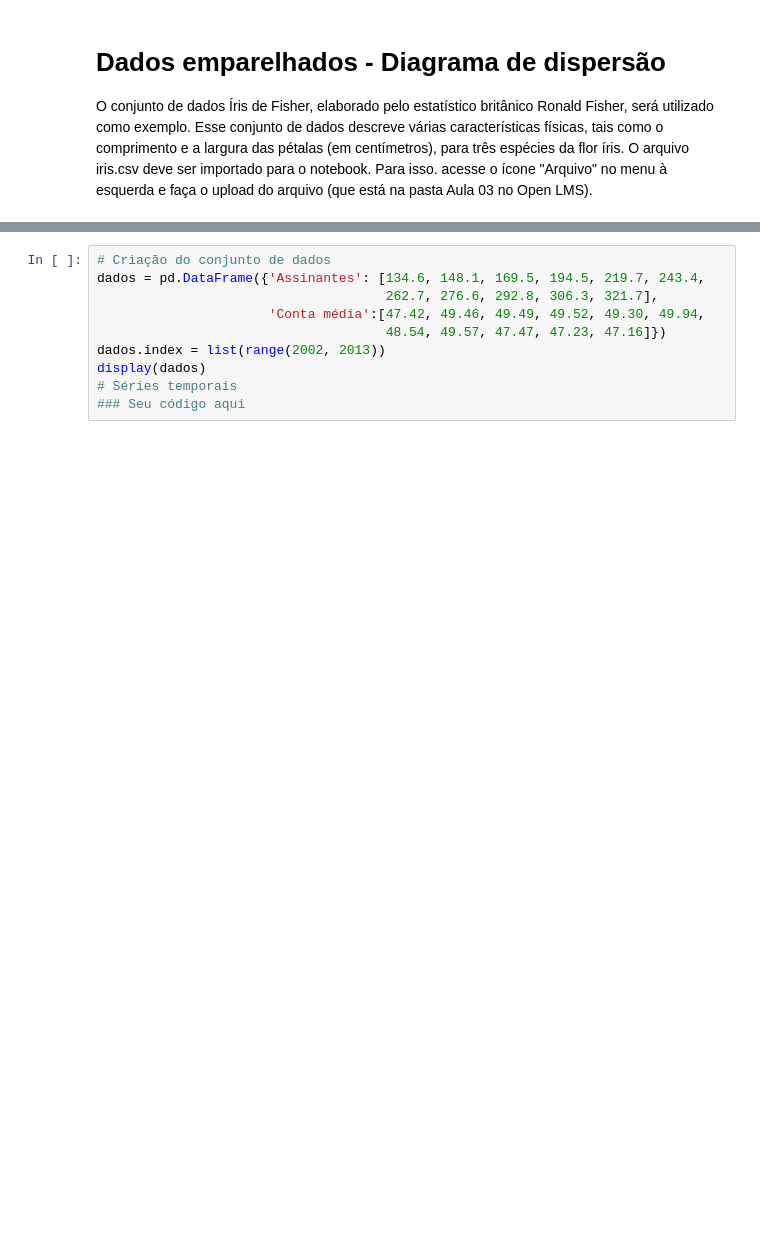
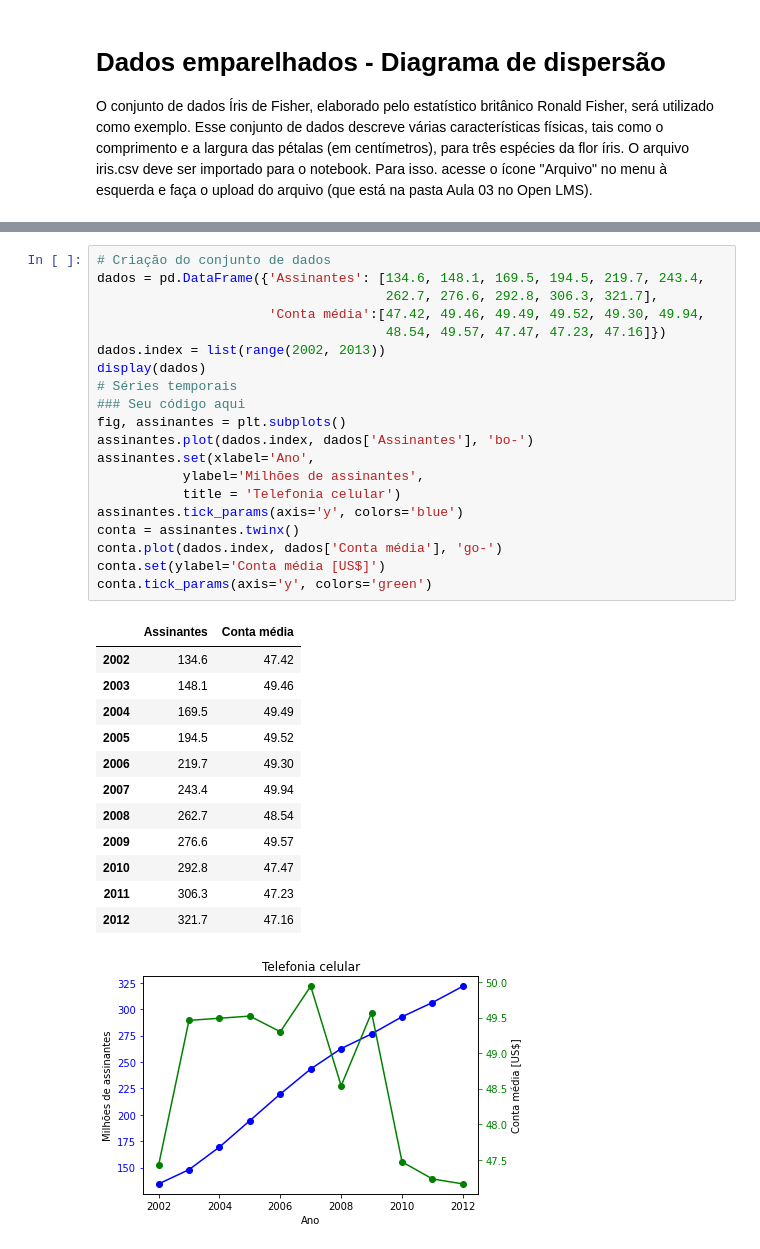
Before and after one commit to Rodrigosiq03/EstatisticaNotebooks, a Jupyter notebook: Aula03.ipynb, the cells around one changed output, grey strips where cells are left out. Drawn from its saved outputs; the diff is of its cells as text; blank space fills up the shorter version.

```diff
--- a/Aula03.ipynb
+++ b/Aula03.ipynb
@@ -215,10 +232,34 @@ Vamos construir representações gráficas das séries temporais do número de a
 # %%
 # Criação do conjunto de dados
 dados = pd.DataFrame({'Assinantes': [134.6, 148.1, 169.5, 194.5, 219.7, 243.4,
                                      262.7, 276.6, 292.8, 306.3, 321.7],
                       'Conta média':[47.42, 49.46, 49.49, 49.52, 49.30, 49.94,
                                      48.54, 49.57, 47.47, 47.23, 47.16]})
 dados.index = list(range(2002, 2013))
 display(dados)
 # Séries temporais
 ### Seu código aqui
+fig, assinantes = plt.subplots()
+assinantes.plot(dados.index, dados['Assinantes'], 'bo-')
+assinantes.set(xlabel='Ano',
+           ylabel='Milhões de assinantes',
+           title = 'Telefonia celular')
+assinantes.tick_params(axis='y', colors='blue')
+conta = assinantes.twinx()
+conta.plot(dados.index, dados['Conta média'], 'go-')
+conta.set(ylabel='Conta média [US$]')
+conta.tick_params(axis='y', colors='green')
+# %% [output]
+|  | Assinantes | Conta média |
+| 2002 | 134.6 | 47.42 |
+| 2003 | 148.1 | 49.46 |
+| 2004 | 169.5 | 49.49 |
+| 2005 | 194.5 | 49.52 |
+| 2006 | 219.7 | 49.30 |
+| 2007 | 243.4 | 49.94 |
+| 2008 | 262.7 | 48.54 |
+| 2009 | 276.6 | 49.57 |
+| 2010 | 292.8 | 47.47 |
+| 2011 | 306.3 | 47.23 |
+| 2012 | 321.7 | 47.16 |
+[figure, added]
```
Also changed, not shown: parts of 3 cells of this notebook, 11 other files.
